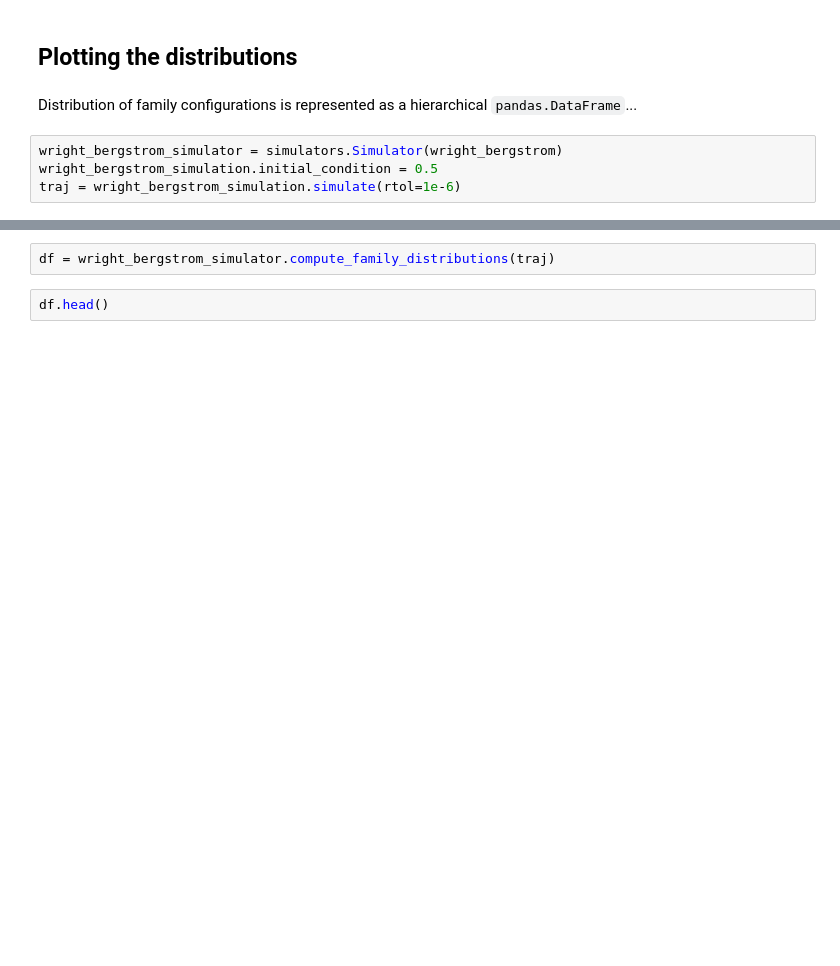
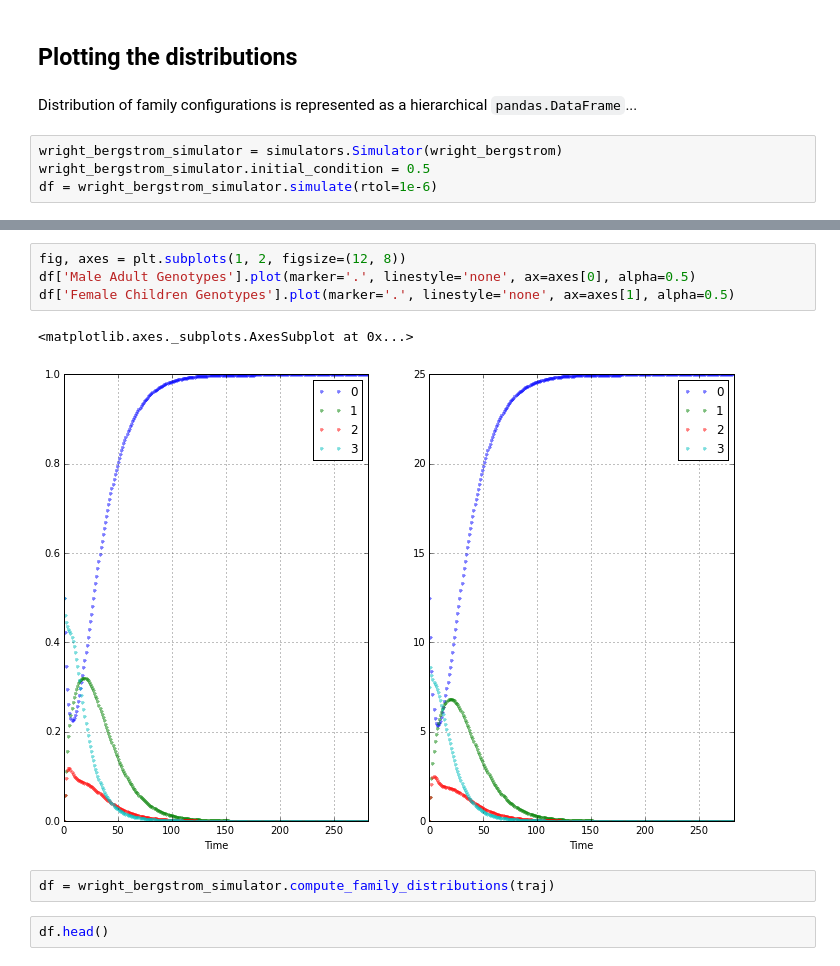
Before and after one commit to davidrpugh/population-ecology-approach, a Jupyter notebook: src/tutorial.ipynb, the cells around one changed output, grey strips where cells are left out. Cells and saved outputs as stored; diff of their text form; blank space fills up the shorter version.

Commit message:
Model simulation now outputs a pandas.DataFrame object.

```diff
--- a/src/tutorial.ipynb
+++ b/src/tutorial.ipynb
@@ -250,5 +250,5 @@ interactive_plot = widgets.interact(simulators.plot_isolated_subpopulations_simu
 Distribution of family configurations is represented as a hierarchical `pandas.DataFrame`...
 # %%
 wright_bergstrom_simulator = simulators.Simulator(wright_bergstrom)
-wright_bergstrom_simulation.initial_condition = 0.5
-traj = wright_bergstrom_simulation.simulate(rtol=1e-6)
+wright_bergstrom_simulator.initial_condition = 0.5
+df = wright_bergstrom_simulator.simulate(rtol=1e-6)
@@ -255,3 +266,10 @@ traj = wright_bergstrom_simulation.simulate(rtol=1e-6)
+# %%
+fig, axes = plt.subplots(1, 2, figsize=(12, 8))
+df['Male Adult Genotypes'].plot(marker='.', linestyle='none', ax=axes[0], alpha=0.5)
+df['Female Children Genotypes'].plot(marker='.', linestyle='none', ax=axes[1], alpha=0.5)
+# %% [output]
+<matplotlib.axes._subplots.AxesSubplot at 0x...>
+[figure, added]
 # %%
 df = wright_bergstrom_simulator.compute_family_distributions(traj)
 # %%
```
Also changed, not shown: parts of 7 cells of this notebook, 1 other file.
